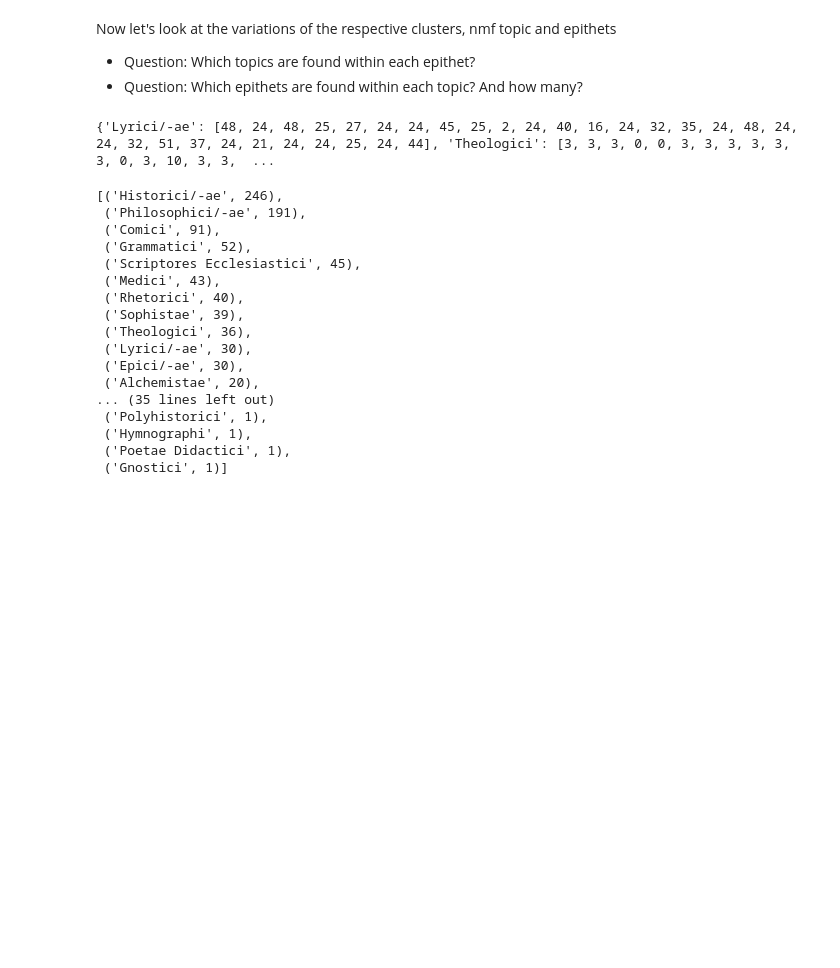
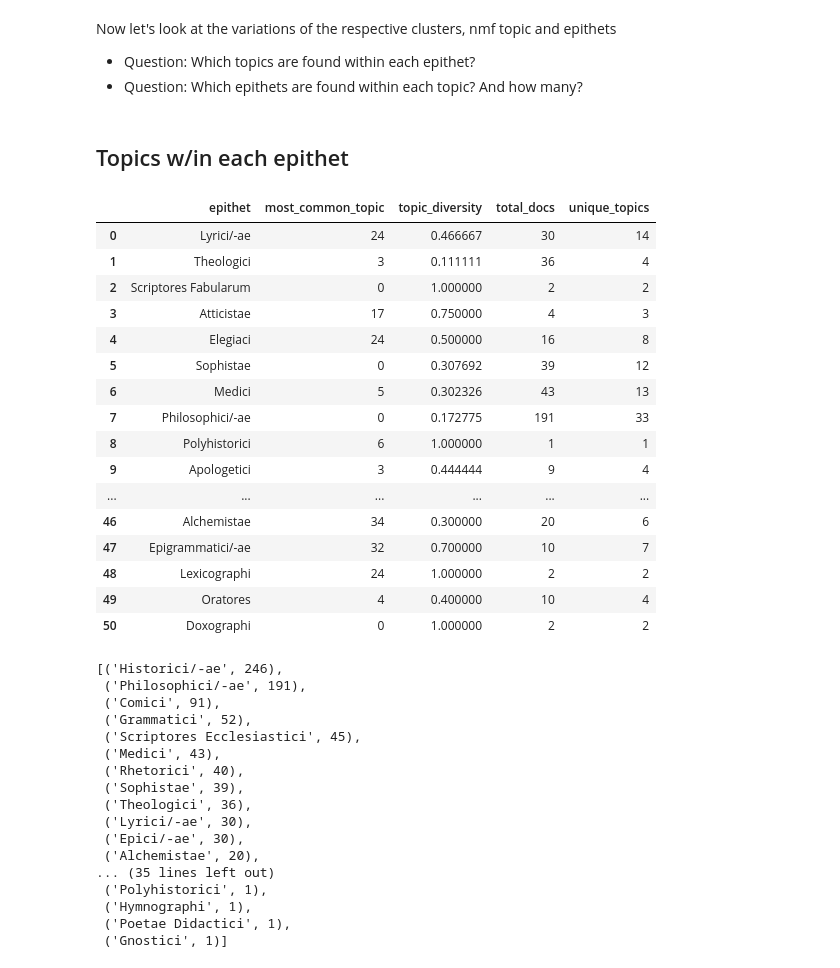
Before and after one commit to kylepjohnson/notebooks, a Jupyter notebook: public_talks/2016_10_26_harvard/2.2b Clustering (w doc reduction).ipynb, the cells around one changed output. Drawn from its saved outputs; the diff is of its cells as text; code cells hidden in the pictures; blank space fills up the shorter version.

Commit message:
add better nmf stats

```diff
--- a/public_talks/2016_10_26_harvard/2.2b Clustering (w doc reduction).ipynb
+++ b/public_talks/2016_10_26_harvard/2.2b Clustering (w doc reduction).ipynb
@@ -314,6 +314,8 @@ Now let's look at the variations of the respective clusters, nmf topic and epith
 
 * Question: Which topics are found within each epithet?
 * Question: Which epithets are found within each topic? And how many?
+# %% [markdown]
+## Topics w/in each epithet
 # %%
 # Group by epithet, collect topics
 # {<epithet>: [<topics>]}
@@ -324,10 +326,3 @@ for name, _dict in map_name_epithet_id.items():
     epithet = _dict['epithet']
     top_topic = _dict['top_topic']
     map_epithet_topics[epithet].append(top_topic)
-# %%
-# import pprint
-# pp = pprint.PrettyPrinter(indent=4)
-# pp.pprint(dict(map_epithet_topics))
-print(dict(map_epithet_topics))
-# %% [output]
-{'Lyrici/-ae': [48, 24, 48, 25, 27, 24, 24, 45, 25, 2, 24, 40, 16, 24, 32, 35, 24, 48, 24, 24, 32, 51, 37, 24, 21, 24, 24, 25, 24, 44], 'Theologici': [3, 3, 3, 0, 0, 3, 3, 3, 3, 3, 3, 0, 3, 10, 3, 3,  ...
@@ -334,3 +331,38 @@ print(dict(map_epithet_topics))
+# %%
+all_epithet_stats = []
+for epithet, topics in map_epithet_topics.items():
+    total_docs = len(topics)
+    unique_topics = len(set(topics))
+    c = Counter(topics)
+    most_common_topic = c.most_common()[0][0]
+    topic_diversity = unique_topics / total_docs
+    epithet_stats = {'epithet': epithet,
+                    'total_docs': total_docs,
+                    'unique_topics': unique_topics,
+                    'most_common_topic': most_common_topic,
+                    'topic_diversity': topic_diversity}
+    all_epithet_stats.append(epithet_stats)
+# %%
+df = pandas.DataFrame(all_epithet_stats)
+df
+# %% [output]
+|  | epithet | most_common_topic | topic_diversity | total_docs | unique_topics |
+| 0 | Lyrici/-ae | 24 | 0.466667 | 30 | 14 |
+| 1 | Theologici | 3 | 0.111111 | 36 | 4 |
+| 2 | Scriptores Fabularum | 0 | 1.000000 | 2 | 2 |
+| 3 | Atticistae | 17 | 0.750000 | 4 | 3 |
+| 4 | Elegiaci | 24 | 0.500000 | 16 | 8 |
+| 5 | Sophistae | 0 | 0.307692 | 39 | 12 |
+| 6 | Medici | 5 | 0.302326 | 43 | 13 |
+| 7 | Philosophici/-ae | 0 | 0.172775 | 191 | 33 |
+| 8 | Polyhistorici | 6 | 1.000000 | 1 | 1 |
+| 9 | Apologetici | 3 | 0.444444 | 9 | 4 |
+| ... | ... | ... | ... | ... | ... |
+| 46 | Alchemistae | 34 | 0.300000 | 20 | 6 |
+| 47 | Epigrammatici/-ae | 32 | 0.700000 | 10 | 7 |
+| 48 | Lexicographi | 24 | 1.000000 | 2 | 2 |
+| 49 | Oratores | 4 | 0.400000 | 10 | 4 |
+| 50 | Doxographi | 0 | 1.000000 | 2 | 2 |
 # %%
 # which epithet has the most topics associated with it?
 # That is, what epithet is most topic-lexical diverse?
```
Also changed, not shown: parts of 7 cells of this notebook.
